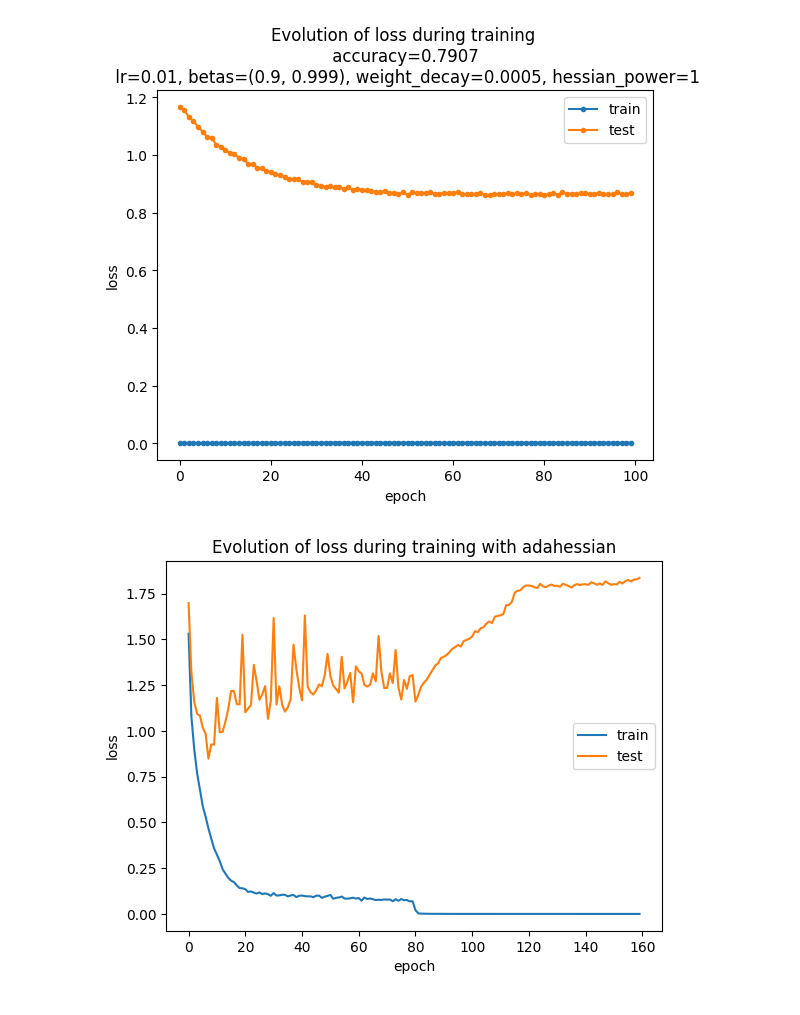
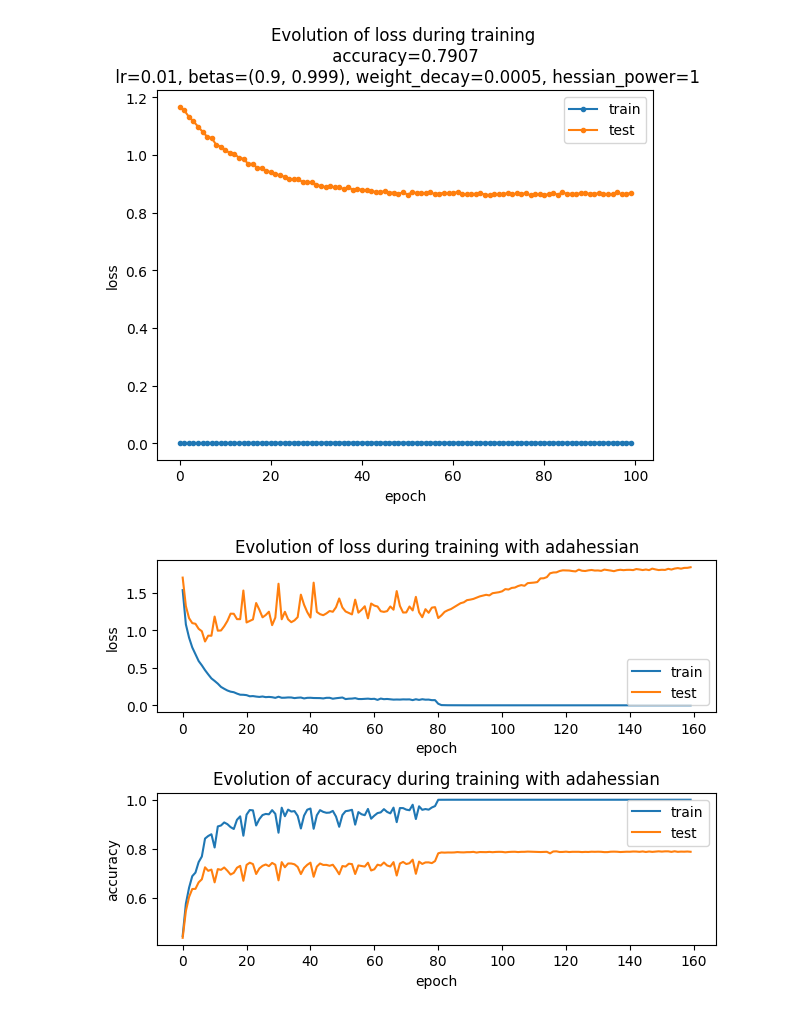
Before and after one commit to Benoit-Muller/Opti-ML, a Jupyter notebook: Adahessian_test1.ipynb, the cells around one changed output. Saved outputs shown, nothing was run; the diff lists cells and outputs as text; code cells hidden in the pictures.

```diff
--- a/Adahessian_test1.ipynb
+++ b/Adahessian_test1.ipynb
@@ -356,23 +352,26 @@ plt.savefig("drive/MyDrive/Opti-ML/graphics/Adahessian_loss_0614_0.pdf")
 # %%
 adah_train_loss_path = './drive/MyDrive/Opti-ML/loss_and_acc/adah_train_loss_0611_2.txt'
 adah_test_loss_path = './drive/MyDrive/Opti-ML/loss_and_acc/adah_test_loss_0611_2.txt'
 adah_train_acc_path = './drive/MyDrive/Opti-ML/loss_and_acc/adah_train_acc_0611_2.txt'
 adah_test_acc_path = './drive/MyDrive/Opti-ML/loss_and_acc/adah_test_acc_0611_2.txt'
 with open(adah_train_loss_path) as file:
   adah_train_loss = [np.float64(line.rstrip()) for line in file]
 with open(adah_test_loss_path) as file:
   adah_test_loss = [np.float64(line.rstrip()) for line in file]
 with open(adah_train_acc_path) as file:
   adah_train_acc = [np.float64(line.rstrip()) for line in file]
 with open(adah_test_acc_path) as file:
   adah_test_acc = [np.float64(line.rstrip()) for line in file]
-
-plt.plot(adah_train_loss)
-plt.plot(adah_test_loss)
-plt.title(f"Evolution of loss during training with adahessian")
-plt.xlabel("epoch")
-plt.ylabel("loss")
-plt.legend(["train","test"])
+fig, axs = plt.subplots(2)
+axs[0].plot(adah_train_loss)
+axs[0].plot(adah_test_loss)
+axs[0].set(title=f"Evolution of loss during training with adahessian",xlabel='epoch',ylabel='loss')
+axs[0].legend(["train","test"])
+axs[1].plot(adah_train_acc)
+axs[1].plot(adah_test_acc)
+axs[1].set(title=f"Evolution of accuracy during training with adahessian",xlabel='epoch',ylabel='accuracy')
+axs[1].legend(["train","test"])
+plt.tight_layout()
 plt.show()
 # %% [output]
-[figure, old version]
+[figure, new version]
```
Also changed, not shown: parts of 6 cells of this notebook, 2 other files.
